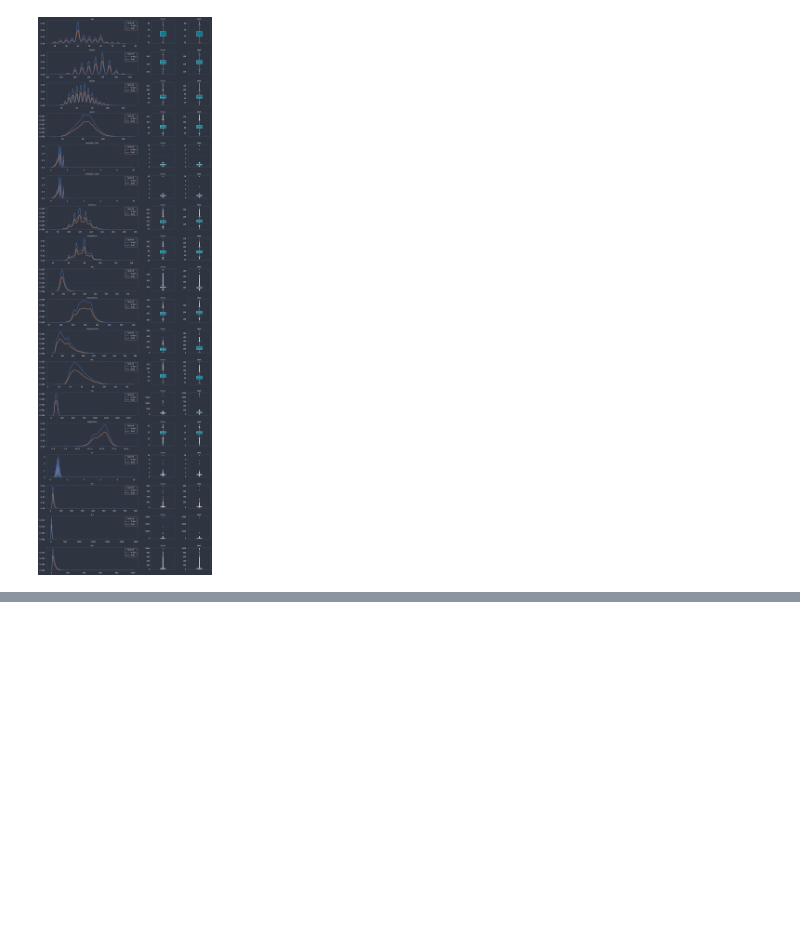
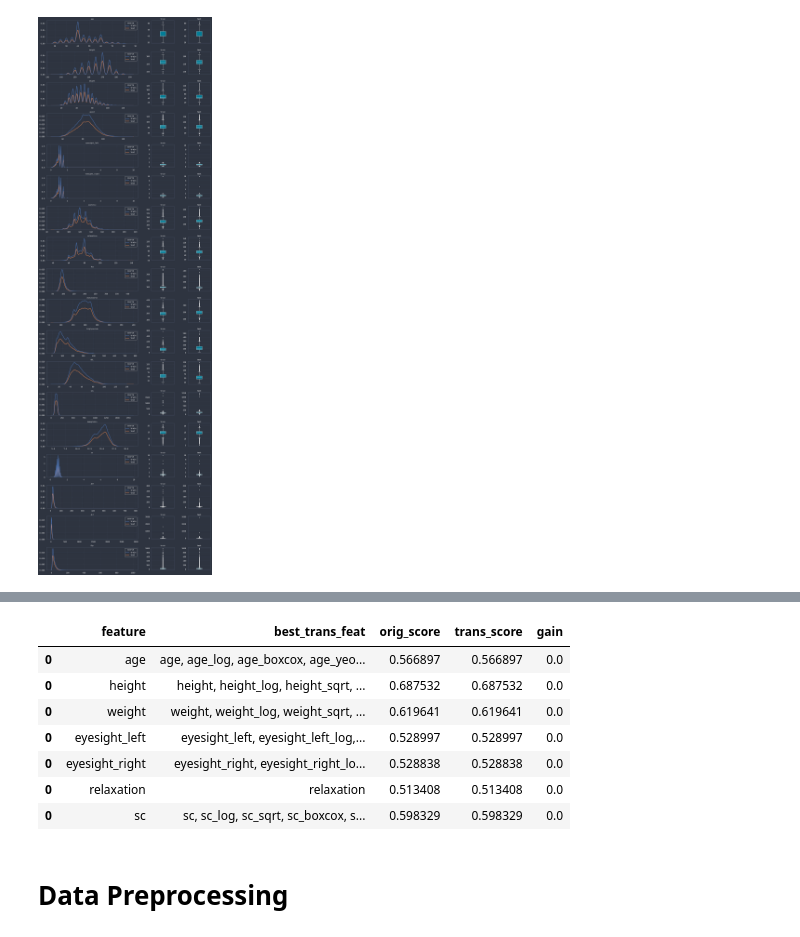
Before and after one commit to cheeweisoh/kaggle, a Jupyter notebook: tps/tps_3_24/eda.ipynb, the cells around one changed output, grey strips where cells are left out. Cells and saved outputs as stored; diff of their text form; code cells hidden in the pictures; blank space fills up the shorter version.

```diff
--- a/tps/tps_3_24/eda.ipynb
+++ b/tps/tps_3_24/eda.ipynb
@@ -367,0 +547,13 @@ plt.show()
+# %%
+best_features[best_features['gain'] == 0]
+# %% [output]
+|  | feature | best_trans_feat | orig_score | trans_score | gain |
+| 0 | age | age, age_log, age_boxcox, age_yeo... | 0.566897 | 0.566897 | 0.0 |
+| 0 | height | height, height_log, height_sqrt, ... | 0.687532 | 0.687532 | 0.0 |
+| 0 | weight | weight, weight_log, weight_sqrt, ... | 0.619641 | 0.619641 | 0.0 |
+| 0 | eyesight_left | eyesight_left, eyesight_left_log,... | 0.528997 | 0.528997 | 0.0 |
+| 0 | eyesight_right | eyesight_right, eyesight_right_lo... | 0.528838 | 0.528838 | 0.0 |
+| 0 | relaxation | relaxation | 0.513408 | 0.513408 | 0.0 |
+| 0 | sc | sc, sc_log, sc_sqrt, sc_boxcox, s... | 0.598329 | 0.598329 | 0.0 |
+# %% [markdown]
+# Data Preprocessing
```
Also changed, not shown: parts of 20 cells of this notebook.
